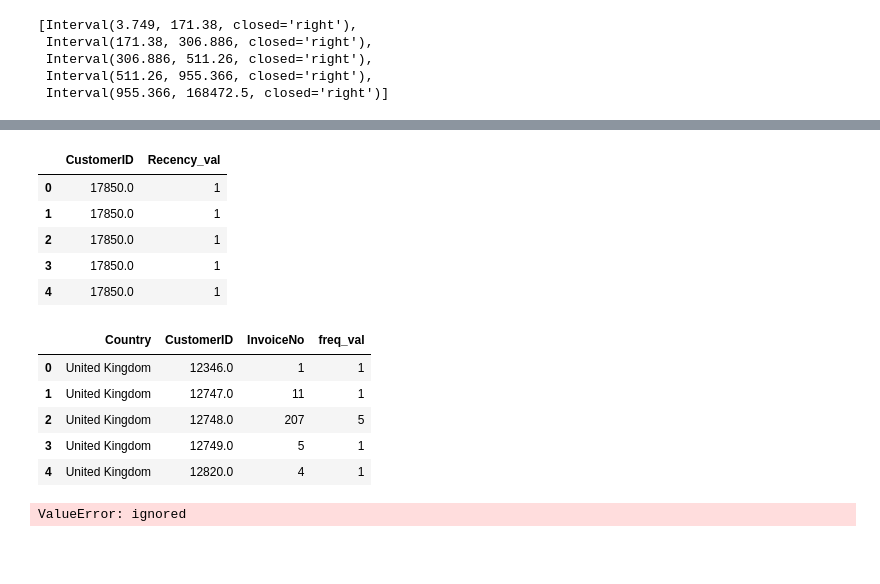
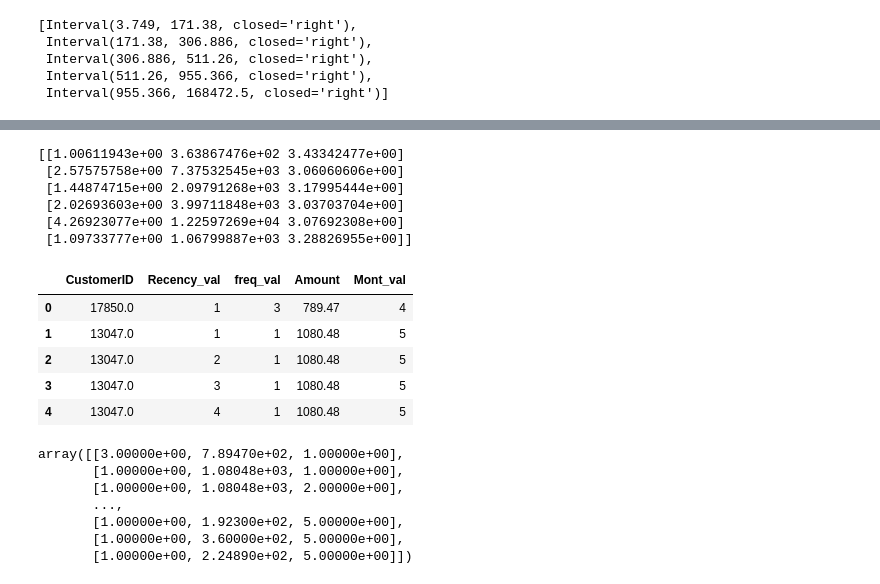
Before and after one commit to PriyadharshanSaba/OnlineRetailSales-RMFmodel, a Jupyter notebook: online_retail.ipynb, the cells around one changed output, grey strips where cells are left out. Drawn from its saved outputs; the diff is of its cells as text; code cells hidden in the pictures; blank space fills up the shorter version.

Commit message:
kmeans clustering

```diff
--- a/online_retail.ipynb
+++ b/online_retail.ipynb
@@ -361,0 +371,7 @@ print("\tMonetary Analysis\n",price_df.groupby(['Mont_val'],as_index=False)['mon
+# %%
+#fetching the sample with RMF values
+uk_df=pd.merge(rec_df,freq_count)
+uk_df=pd.merge(uk_df,monprice_df)
+sample_df=uk_df
+sample_df=sample_df.drop_duplicates().reset_index(drop=True)
+sample_df = sample_df.drop(columns=['Country','InvoiceNo','monetary'])
@@ -361,0 +392,5 @@ print("\tMonetary Analysis\n",price_df.groupby(['Mont_val'],as_index=False)['mon
+# %%
+#----CLUSTERING----
+
+#Outliers in Monetary Amount
+amountRange = sample_df.as_matrix(columns=['Amount'])
@@ -361,0 +415,8 @@ print("\tMonetary Analysis\n",price_df.groupby(['Mont_val'],as_index=False)['mon
+# %%
+#Standard Deviation approach
+x = np.array(amountRange)
+xmean = np.mean(x,axis=0)
+xsd = np.std(x,axis=0)
+sample_df.shape
+#amountRange = [ i for i in range(0,sample_df.shape[0]) if(sample_df.iloc[i]['Amount'] > xmean-2*xsd)]
+#amountRange = [ y for y in amountRange if(y['Amount'] <xmean+2*xsd)]
@@ -361,0 +425,4 @@ print("\tMonetary Analysis\n",price_df.groupby(['Mont_val'],as_index=False)['mon
+# %%
+sample_df = sample_df[sample_df['Amount'] >= xmean[0]-2*xsd[0]]
+sample_df = sample_df[sample_df['Amount'] <= xmean[0]+2*xsd[0]]
+sample_df.head()
@@ -362,22 +558,20 @@ print("\tMonetary Analysis\n",price_df.groupby(['Mont_val'],as_index=False)['mon
+# %%
+C = kmeans.cluster_centers_
+print(C)
+labels = kmeans.labels_
+# %% [output]
+[[1.00611943e+00 3.63867476e+02 3.43342477e+00]
+ [2.57575758e+00 7.37532545e+03 3.06060606e+00]
+ [1.44874715e+00 2.09791268e+03 3.17995444e+00]
+ [2.02693603e+00 3.99711848e+03 3.03703704e+00]
+ [4.26923077e+00 1.22597269e+04 3.07692308e+00]
+ [1.09733777e+00 1.06799887e+03 3.28826955e+00]]
 # %%
-rec_df.head()
+sample_df.head()
 # %% [output]
-|  | CustomerID | Recency_val |
-| 0 | 17850.0 | 1 |
-| 1 | 17850.0 | 1 |
-| 2 | 17850.0 | 1 |
-| 3 | 17850.0 | 1 |
-| 4 | 17850.0 | 1 |
+|  | CustomerID | Recency_val | freq_val | Amount | Mont_val |
+| 0 | 17850.0 | 1 | 3 | 789.47 | 4 |
+| 1 | 13047.0 | 1 | 1 | 1080.48 | 5 |
+| 2 | 13047.0 | 2 | 1 | 1080.48 | 5 |
+| 3 | 13047.0 | 3 | 1 | 1080.48 | 5 |
+| 4 | 13047.0 | 4 | 1 | 1080.48 | 5 |
-# %%
-freq_count.head()
-# %% [output]
-|  | Country | CustomerID | InvoiceNo | freq_val |
-| 0 | United Kingdom | 12346.0 | 1 | 1 |
-| 1 | United Kingdom | 12747.0 | 11 | 1 |
-| 2 | United Kingdom | 12748.0 | 207 | 5 |
-| 3 | United Kingdom | 12749.0 | 5 | 1 |
-| 4 | United Kingdom | 12820.0 | 4 | 1 |
-# %%
-uk_df=pd.merge(rec_df,freq_count,price_df)
-# %% [output]
-ValueError: ignored
@@ -383,0 +583,10 @@ ValueError: ignored
+# %%
+z
+# %% [output]
+array([[3.00000e+00, 7.89470e+02, 1.00000e+00],
+       [1.00000e+00, 1.08048e+03, 1.00000e+00],
+       [1.00000e+00, 1.08048e+03, 2.00000e+00],
+       ...,
+       [1.00000e+00, 1.92300e+02, 5.00000e+00],
+       [1.00000e+00, 3.60000e+02, 5.00000e+00],
+       [1.00000e+00, 2.24890e+02, 5.00000e+00]])
```
Also changed, not shown: parts of 28 cells of this notebook, 1 other file.
